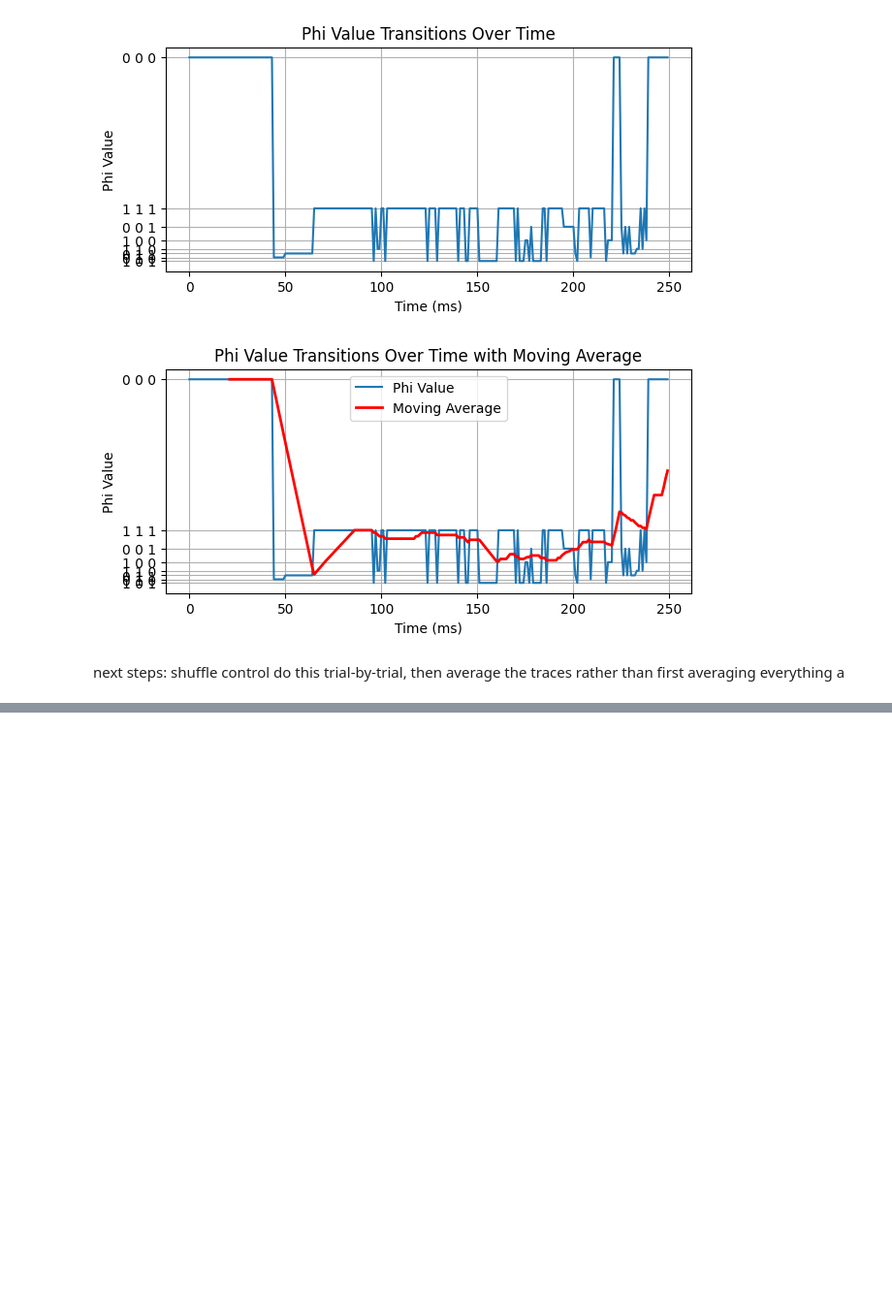
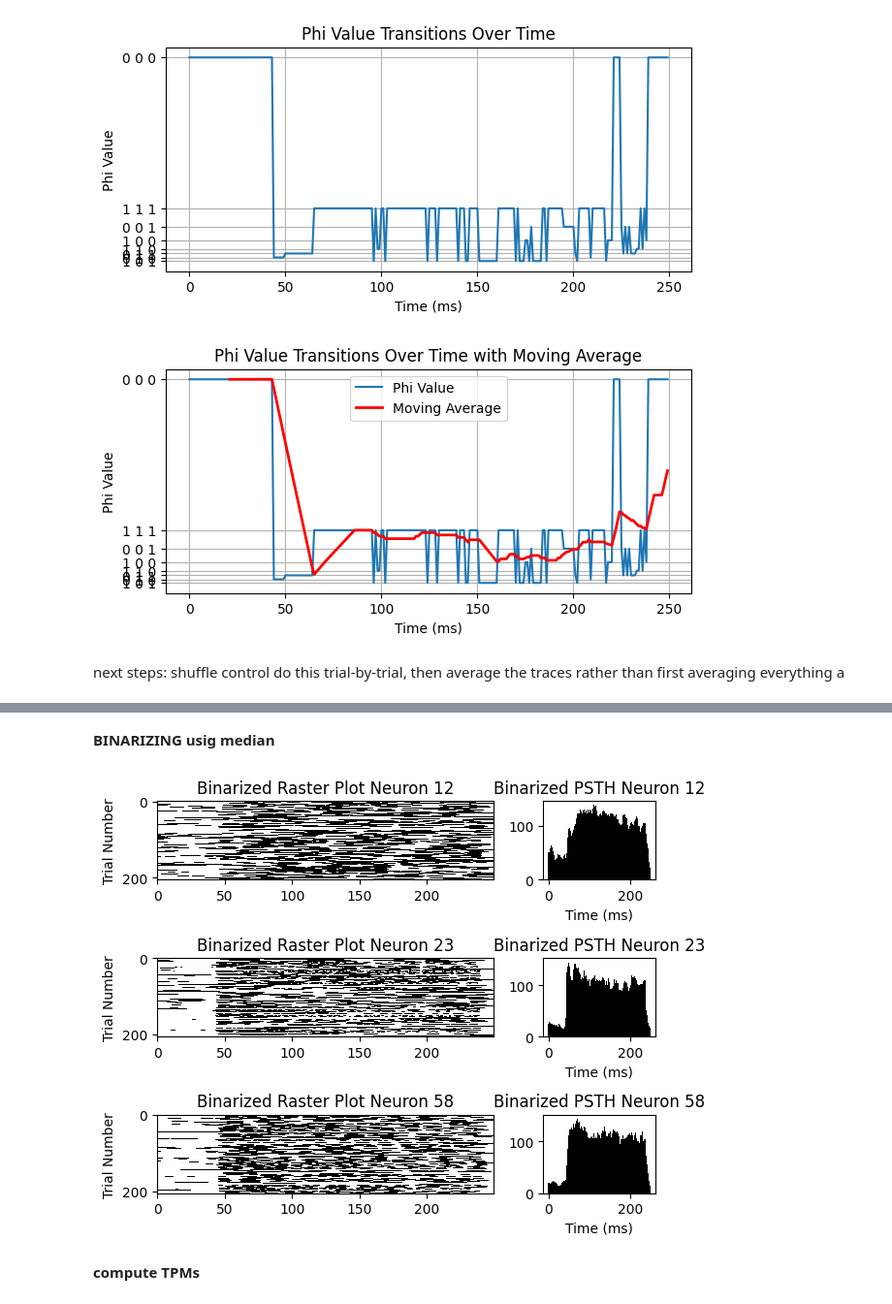
Before and after one commit to dralvima/IITmethods, a Jupyter notebook: Allen_spike_trials_PyPhi.ipynb, the cells around one changed output, grey strips where cells are left out. Shown at 97% size. Cells and saved outputs as stored; diff of their text form; code cells hidden in the pictures; blank space fills up the shorter version.

```diff
--- a/Allen_spike_trials_PyPhi.ipynb
+++ b/Allen_spike_trials_PyPhi.ipynb
@@ -1185,0 +1216,76 @@ do this trial-by-trial, then average the traces rather than first averaging ever
+# %% [markdown]
+**BINARIZING usig median**
+# %%
+# Binarizing the SDF data for each neuron on a trial-by-trial basis based on the median
+
+# Initialize lists to store binarized SDFs for each neuron
+binarized_sdfs_per_neuron = {neuron_id: [] for neuron_id in neuron_indices}
+
+# Binarizing SDFs based on the median for each trial
+for trial in ys:
+    for neuron_index, neuron_id in enumerate(neuron_indices):
+        sdf = spike_train_to_sdf(trial[:, neuron_id], epsp_kernel)
+        median_value = np.median(sdf)
+        binarized_sdf = np.where(sdf > median_value, 1, 0)
+        binarized_sdfs_per_neuron[neuron_id].append(binarized_sdf)
+
+# Computing the PSTH for the binarized SDF data
+psth_per_neuron = {neuron_id: np.sum(np.array(binarized_sdfs), axis=0) for neuron_id, binarized_sdfs in binarized_sdfs_per_neuron.items()}
+
+'''
+# Plotting the raster plots and PSTHs for the binarized data of all three neurons
+fig, axs = plt.subplots(3, 2, figsize=(6, 5), gridspec_kw={'height_ratios': [3, 3, 3], 'width_ratios': [3, 1]})
+
+for i, neuron_id in enumerate(neuron_indices):
+    # Binarized raster plot for each neuron
+    axs[i, 0].imshow(np.array(binarized_sdfs_per_neuron[neuron_id]), cmap='Greys', aspect='auto', interpolation='none')
+    axs[i, 0].set_title(f'Binarized Raster Plot Neuron {neuron_id + 1}')
+    axs[i, 0].set_ylabel('Trial Number')
+
+    # Binarized PSTH for each neuron
+    axs[i, 1].bar(range(250), psth_per_neuron[neuron_id], width=1.0, color='black')
+    axs[i, 1].set_title(f'Binarized PSTH Neuron {neuron_id + 1}')
+    axs[i, 1].set_xlabel('Time (ms)')
+
+plt.tight_layout()
+plt.show()
+'''
+
+# Recalculating the binarized SDFs for active trials of the middle neuron (neuron at index 22)
+
+# Identifying the active trials of the middle neuron
+active_trials_middle_neuron = [np.any(trial[:, 22]) for trial in ys]
+
+# Recalculating binarized SDFs for each neuron using active trials of the middle neuron
+binarized_sdfs_active_trials = []
+for neuron_index, neuron_id in enumerate(neuron_indices):
+    neuron_sdfs_active_trials = []
+    for i, is_active in enumerate(active_trials_middle_neuron):
+        if is_active:
+            trial = ys[i]
+            sdf = spike_train_to_sdf(trial[:, neuron_id], epsp_kernel)
+            median_value = np.median(sdf)
+            binarized_sdf = np.where(sdf > median_value, 1, 0)
+            neuron_sdfs_active_trials.append(binarized_sdf)
+    binarized_sdfs_active_trials.append(neuron_sdfs_active_trials)
+
+# Replotting the raster plots and PSTHs for the binarized data using active trials of the middle neuron
+fig, axs = plt.subplots(3, 2, figsize=(6, 5), gridspec_kw={'height_ratios': [3, 3, 3], 'width_ratios': [3, 1]})
+for i, neuron_id in enumerate(neuron_indices):
+    # Binarized raster plot for each neuron
+    axs[i, 0].imshow(np.array(binarized_sdfs_active_trials[i]), cmap='Greys', aspect='auto', interpolation='none')
+    axs[i, 0].set_title(f'Binarized Raster Plot Neuron {neuron_id + 1}')
+    axs[i, 0].set_ylabel('Trial Number')
+
+    # Binarized PSTH for each neuron
+    psth_binarized_neuron = np.sum(np.array(binarized_sdfs_active_trials[i]), axis=0)
+    axs[i, 1].bar(range(250), psth_binarized_neuron, width=1.0, color='black')
+    axs[i, 1].set_title(f'Binarized PSTH Neuron {neuron_id + 1}')
+    axs[i, 1].set_xlabel('Time (ms)')
+
+plt.tight_layout()
+plt.show()
+# %% [output]
+[figure, added]
+# %% [markdown]
+**compute TPMs**
```
Also changed, not shown: parts of 27 cells of this notebook.
